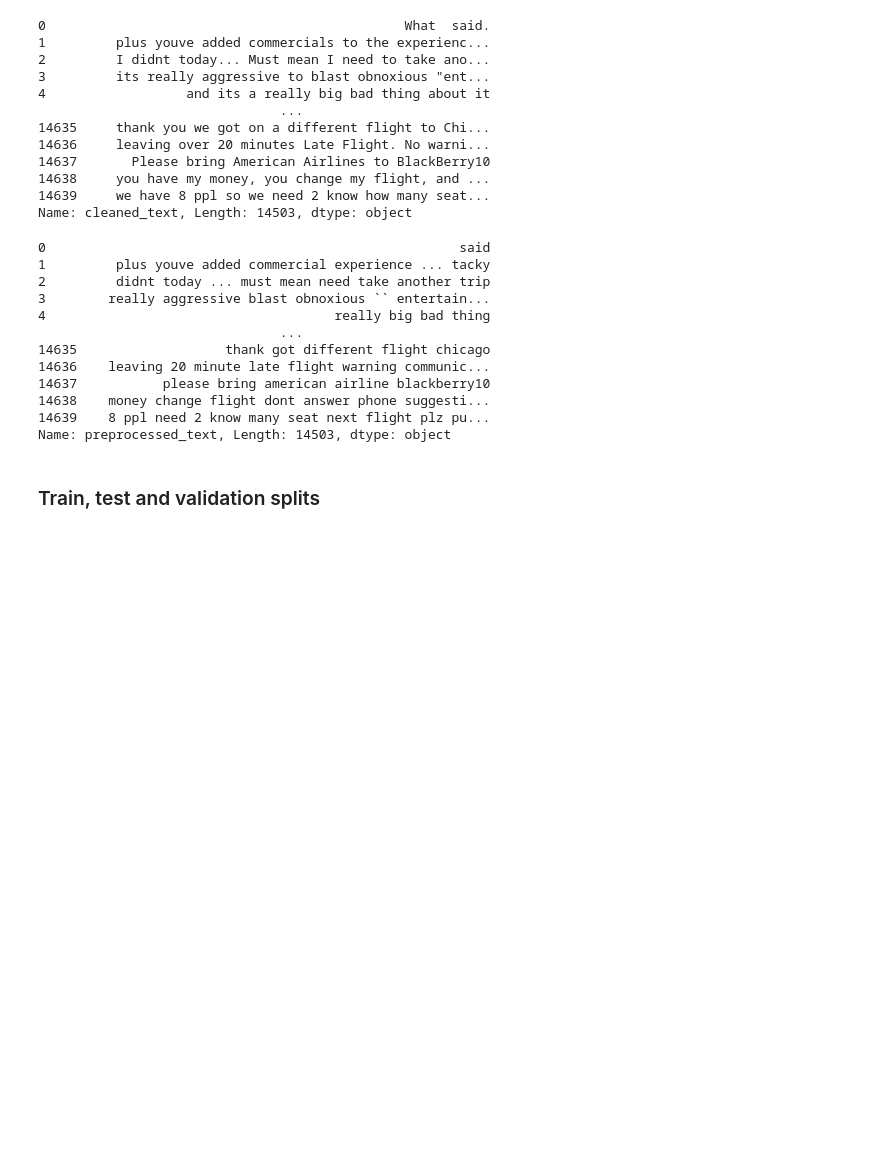
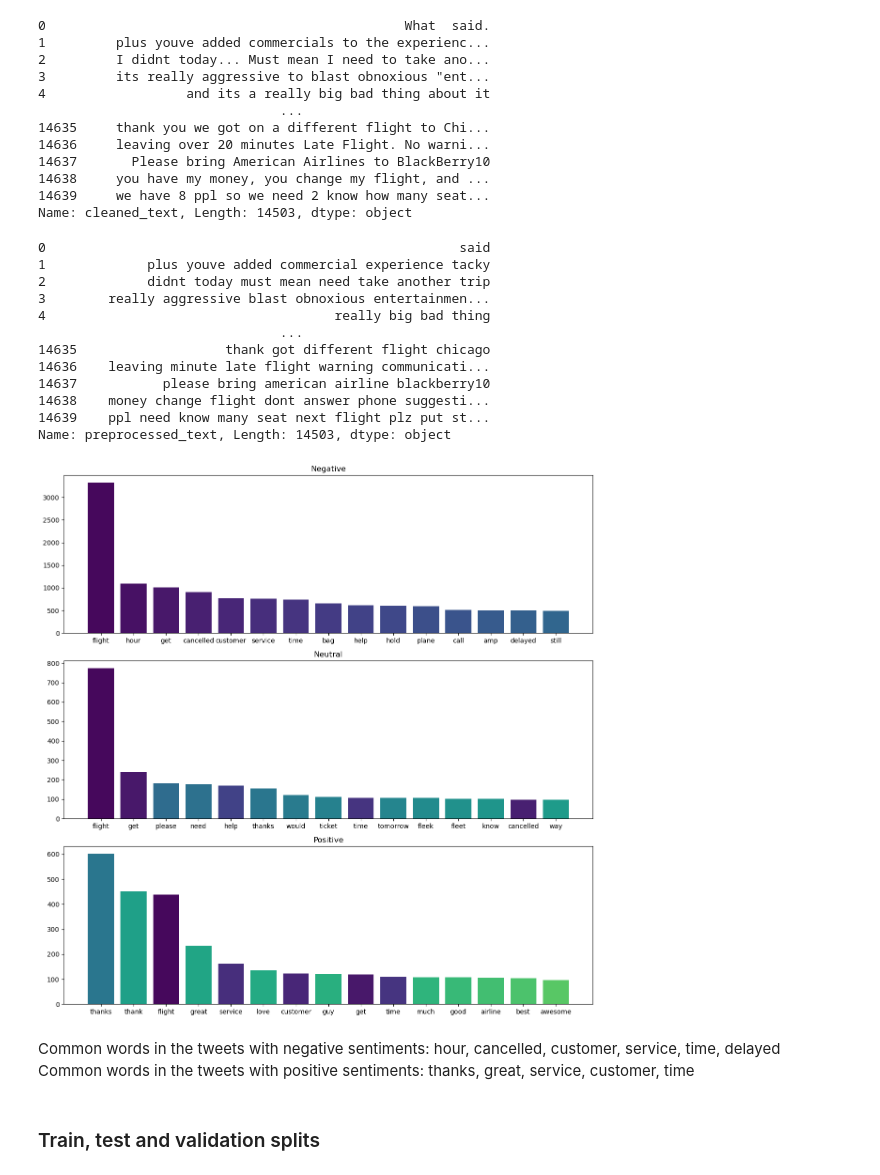
Before and after one commit to Scholarchep/sentiment-analysis-of-airline-tweets, a Jupyter notebook: airline_tweets.ipynb, the cells around one changed output. Saved outputs shown, nothing was run; the diff lists cells and outputs as text; code cells hidden in the pictures; blank space fills up the shorter version.

```diff
--- a/airline_tweets.ipynb
+++ b/airline_tweets.ipynb
@@ -334,9 +352,10 @@ copy_df['cleaned_text']
 Name: cleaned_text, Length: 14503, dtype: object
 # %%
 # Define function to preprocess text
+tokenizer = RegexpTokenizer(r"(?u)\w{3,}")
 def preprocess_text(text):
     # Tokenize text into individual words
-    tokens = word_tokenize(text.lower())
+    tokens = tokenizer.tokenize(text.lower())
     # Remove stop words
     stopwords_list = stopwords.words('english')
     stopwords_list += list(string.punctuation)
@@ -353,17 +372,53 @@ copy_df['preprocessed_text'] = copy_df['cleaned_text'].apply(lambda x: preproces
 copy_df['preprocessed_text']
 # %% [output]
 0                                                     said
-1         plus youve added commercial experience ... tacky
-2         didnt today ... must mean need take another trip
-3        really aggressive blast obnoxious `` entertain...
+1             plus youve added commercial experience tacky
+2             didnt today must mean need take another trip
+3        really aggressive blast obnoxious entertainmen...
 4                                     really big bad thing
                                ...
 14635                   thank got different flight chicago
-14636    leaving 20 minute late flight warning communic...
+14636    leaving minute late flight warning communicati...
 14637           please bring american airline blackberry10
 14638    money change flight dont answer phone suggesti...
-14639    8 ppl need 2 know many seat next flight plz pu...
+14639    ppl need know many seat next flight plz put st...
 Name: preprocessed_text, Length: 14503, dtype: object
+# %%
+# bar graphs showing the top 15 words in each sentiment category
+fig, axes = plt.subplots(nrows=3, figsize=(12, 12))
+copy_df['tokenized_text'] = copy_df['preprocessed_text'].apply(lambda x: tokenizer.tokenize(x))
+
+# Empty dict to hold words that have already been plotted and their colors
+plotted_words_and_colors = {}
+# Establish color palette to pull from
+color_palette = sns.color_palette('viridis', n_colors=45)
+
+# Creating a plot for each unique sentiment category
+data_by_sentiment = [y for _, y in copy_df.groupby('airline_sentiment', as_index=False)]
+for idx, sentiment_df in enumerate(data_by_sentiment):
+    # Find top 15 words in this sentiment category
+    all_words_in_sentiment = sentiment_df.tokenized_text.explode()
+    top_15 = all_words_in_sentiment.value_counts()[:15]
+
+    # Select appropriate colors, reusing colors if words repeat
+    colors = []
+    for word in top_15.index:
+        if word not in plotted_words_and_colors:
+            new_color = color_palette.pop(0)
+            plotted_words_and_colors[word] = new_color
+        colors.append(plotted_words_and_colors[word])
+
+    # Select axes, plot data, set title
+    ax = axes[idx]
+    ax.bar(top_15.index, top_15.values, color=colors)
+    ax.set_title(sentiment_df.iloc[0].airline_sentiment.title())
+
+fig.tight_layout()
+# %% [output]
+[figure, added]
+# %% [markdown]
+Common words in the tweets with negative sentiments: hour, cancelled, customer, service, time, delayed <br>
+Common words in the tweets with positive sentiments: thanks, great, service, customer, time
 # %% [markdown]
 ### Train, test and validation splits
 # %%
```
Also changed, not shown: parts of 12 cells of this notebook, 4 other files.
